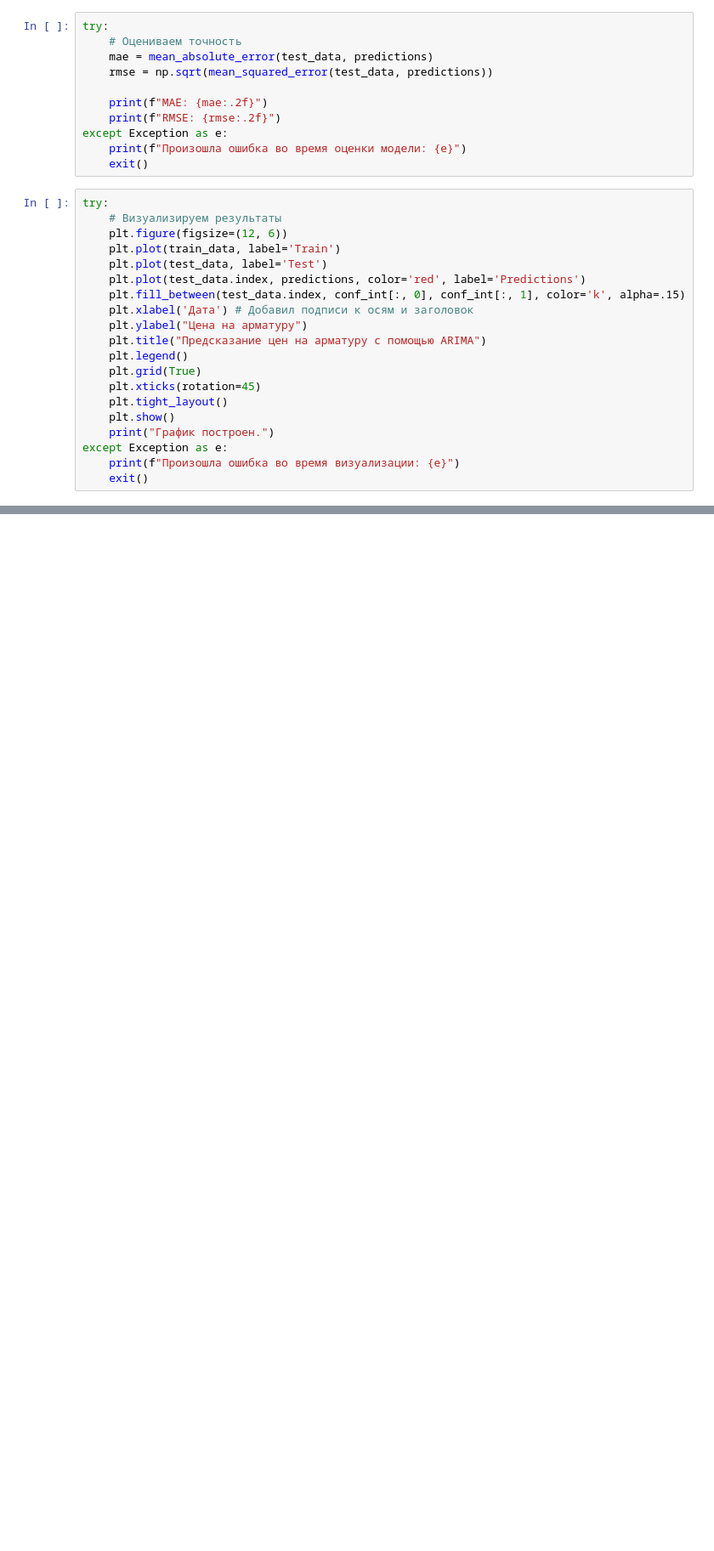
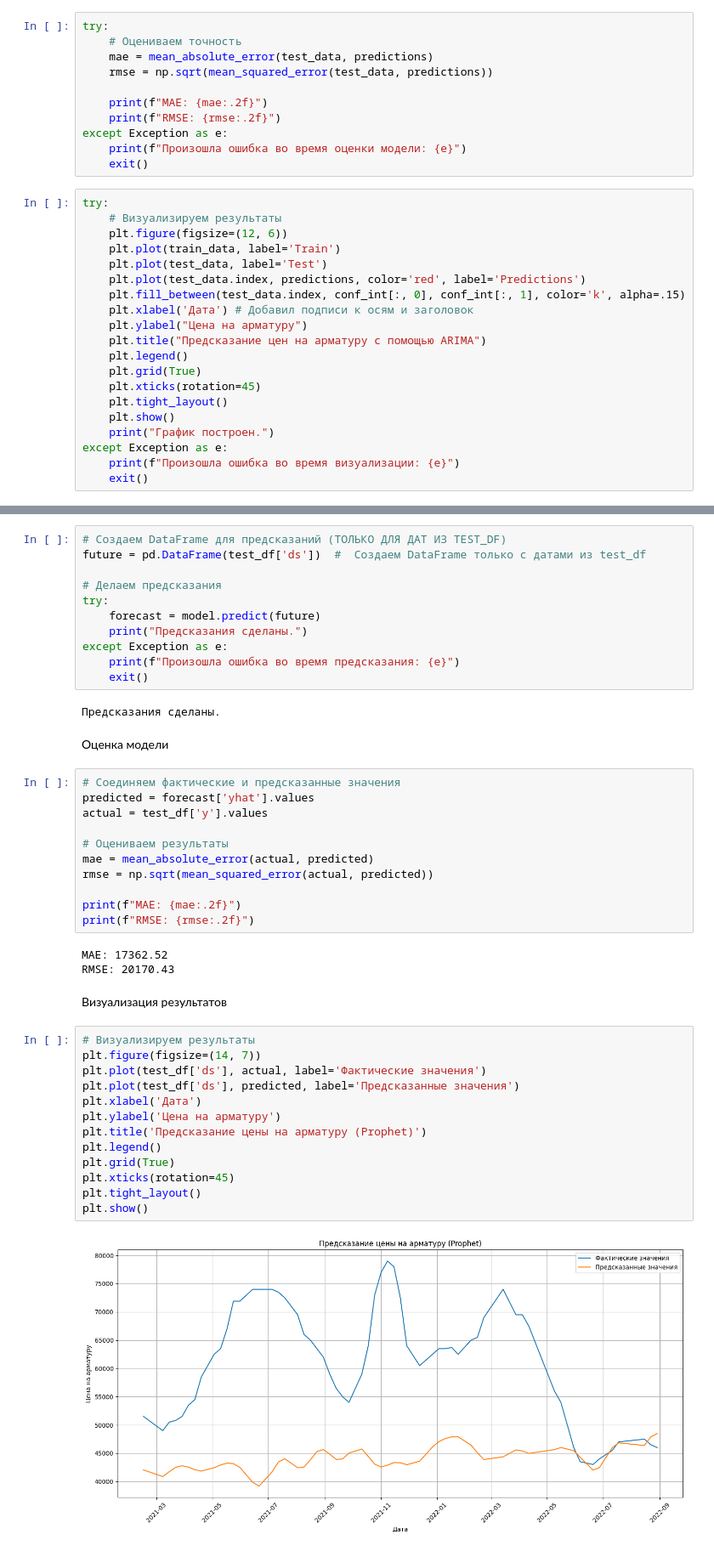
Before and after one commit to kerafff/intens3, a Jupyter notebook: intes.nur/modeli.ipynb, the cells around one changed output, grey strips where cells are left out. Shown: that part at 85% size. Drawn from its saved outputs; the diff is of its cells as text; blank space fills up the shorter version.

Commit message:
модель Prophet

```diff
--- a/intes.nur/modeli.ipynb
+++ b/intes.nur/modeli.ipynb
@@ -304,0 +377,46 @@ except Exception as e:
+# %%
+# Создаем DataFrame для предсказаний (ТОЛЬКО ДЛЯ ДАТ ИЗ TEST_DF)
+future = pd.DataFrame(test_df['ds'])  #  Создаем DataFrame только с датами из test_df
+
+# Делаем предсказания
+try:
+    forecast = model.predict(future)
+    print("Предсказания сделаны.")
+except Exception as e:
+    print(f"Произошла ошибка во время предсказания: {e}")
+    exit()
+# %% [output]
+Предсказания сделаны.
+# %% [markdown]
+Оценка модели
+# %%
+# Соединяем фактические и предсказанные значения
+predicted = forecast['yhat'].values
+actual = test_df['y'].values
+
+# Оцениваем результаты
+mae = mean_absolute_error(actual, predicted)
+rmse = np.sqrt(mean_squared_error(actual, predicted))
+
+print(f"MAE: {mae:.2f}")
+print(f"RMSE: {rmse:.2f}")
+# %% [output]
+MAE: 17362.52
+RMSE: 20170.43
+# %% [markdown]
+Визуализация результатов
+# %%
+# Визуализируем результаты
+plt.figure(figsize=(14, 7))
+plt.plot(test_df['ds'], actual, label='Фактические значения')
+plt.plot(test_df['ds'], predicted, label='Предсказанные значения')
+plt.xlabel('Дата')
+plt.ylabel('Цена на арматуру')
+plt.title('Предсказание цены на арматуру (Prophet)')
+plt.legend()
+plt.grid(True)
+plt.xticks(rotation=45)
+plt.tight_layout()
+plt.show()
+# %% [output]
+[figure, added]
```
Also changed, not shown: parts of 11 cells of this notebook.
